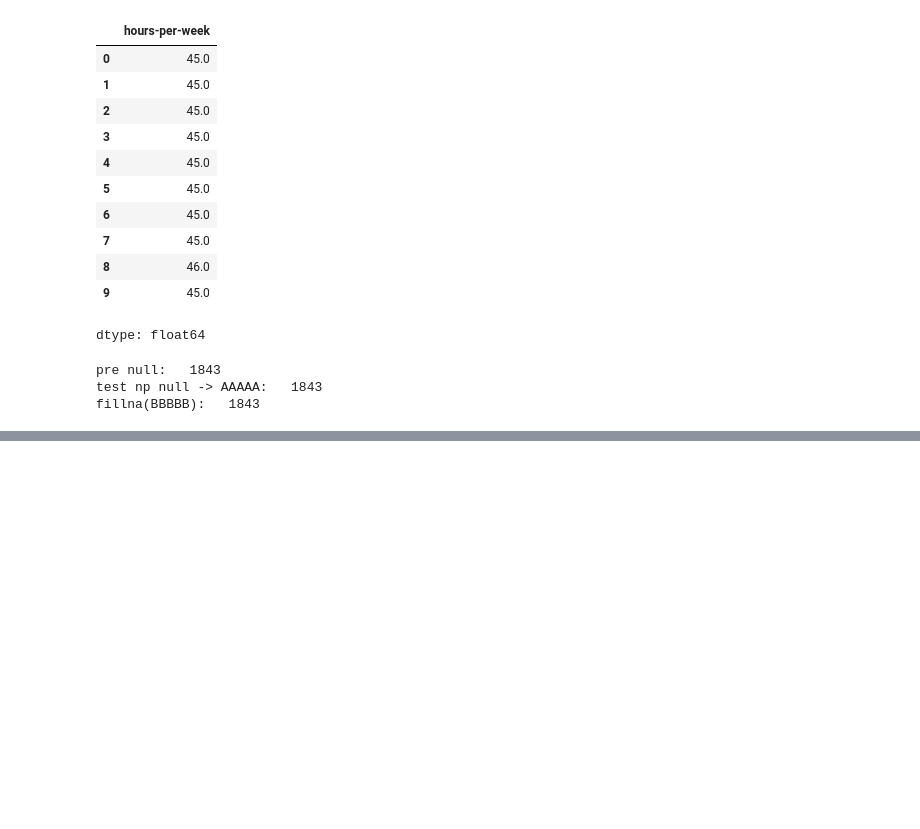
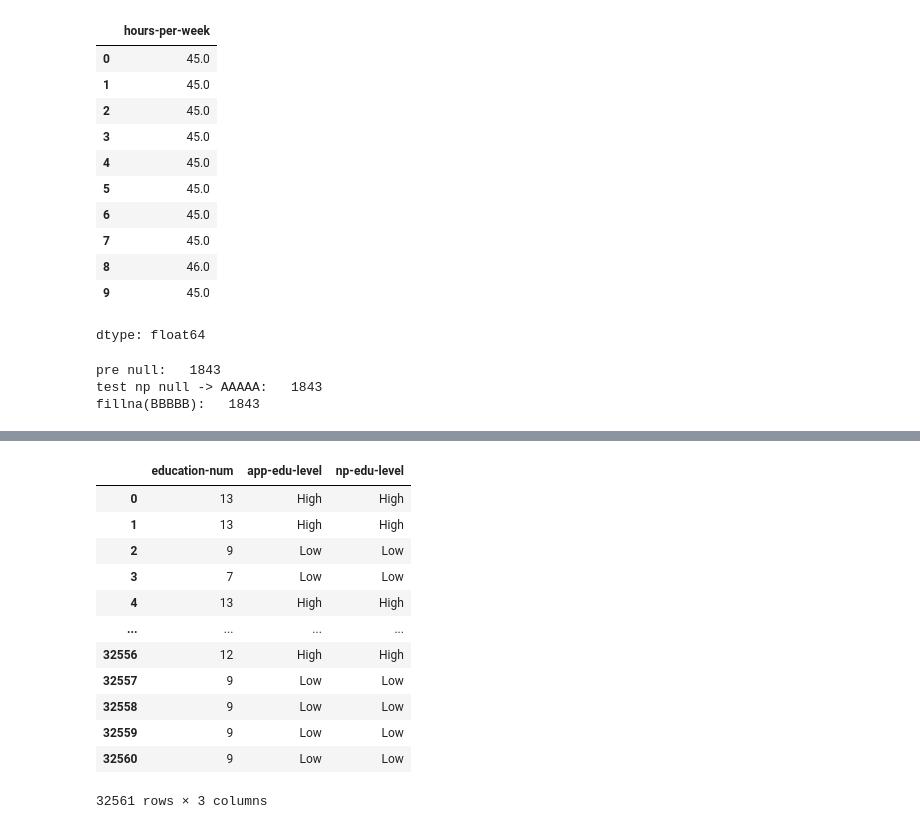
Before and after one commit to doremococo/python-bootcamp, a Jupyter notebook: chapter3.ipynb, the cells around one changed output, grey strips where cells are left out. Drawn from its saved outputs; the diff is of its cells as text; code cells hidden in the pictures; blank space fills up the shorter version.

```diff
--- a/chapter3.ipynb
+++ b/chapter3.ipynb
@@ -184,0 +232,14 @@ dtype: float64
+# %%
+# 3-13 特定の条件にマッチしたレコードだけ更新する
+# education-num >= 12 の時 は High, それ以外の時は Low と出力する education-level 列を作成
+# education-num , education-level 列を並べて表示
+new_df = df.copy()
+
+# まずは 正攻法の lambda + apply で実装
+%timeit new_df["app-edu-level"] = new_df["education-num"].apply(lambda x: "High" if x >= 12 else "Low")
+
+# np.where を使って置換。こっちの方が圧倒的に高速
+%timeit new_df["np-edu-level"] = np.where(new_df["education-num"] >= 12, "High", "Low")
+
+new_df[["education-num", "app-edu-level", "np-edu-level"]]
+# %% [output]
@@ -184,0 +249,13 @@ dtype: float64
+|  | education-num | app-edu-level | np-edu-level |
+| 0 | 13 | High | High |
+| 1 | 13 | High | High |
+| 2 | 9 | Low | Low |
+| 3 | 7 | Low | Low |
+| 4 | 13 | High | High |
+| ... | ... | ... | ... |
+| 32556 | 12 | High | High |
+| 32557 | 9 | Low | Low |
+| 32558 | 9 | Low | Low |
+| 32559 | 9 | Low | Low |
+| 32560 | 9 | Low | Low |
+32561 rows × 3 columns
```
Also changed, not shown: parts of 7 cells of this notebook.
